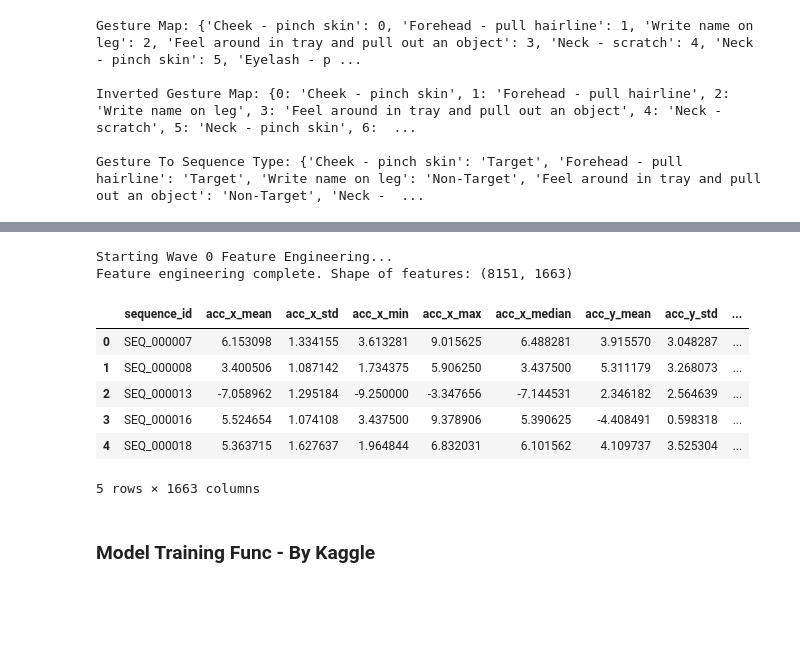
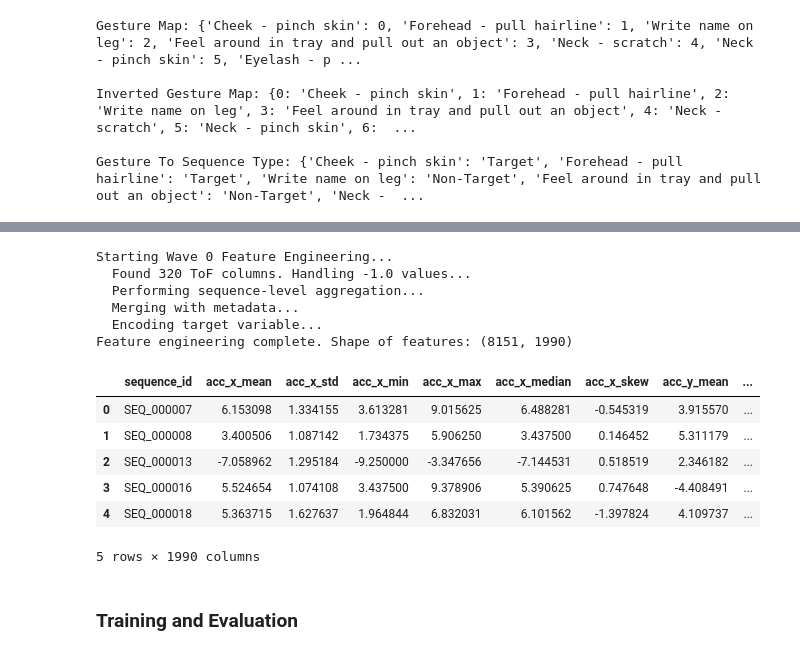
Before and after one commit to bachaudhry/kaggle-cmi-detect-behavior, a Jupyter notebook: notebooks/02-revised-baseline.ipynb, the cells around one changed output, grey strips where cells are left out. Cells and saved outputs as stored; diff of their text form; code cells hidden in the pictures; blank space fills up the shorter version.

Commit message:
Test successful training run

```diff
--- a/notebooks/02-revised-baseline.ipynb
+++ b/notebooks/02-revised-baseline.ipynb
@@ -217,16 +140,0 @@ def create_wave0_features(df: pd.DataFrame) -> pd.DataFrame:
-# %%
-# Generate Wave 0 features
-features_df_wave0 = create_wave0_features(df_train)
-display(features_df_wave0.head())
-# %% [output]
-Starting Wave 0 Feature Engineering...
-Feature engineering complete. Shape of features: (8151, 1663)
-|  | sequence_id | acc_x_mean | acc_x_std | acc_x_min | acc_x_max | acc_x_median | acc_y_mean | acc_y_std | ... |
-| 0 | SEQ_000007 | 6.153098 | 1.334155 | 3.613281 | 9.015625 | 6.488281 | 3.915570 | 3.048287 | ... |
-| 1 | SEQ_000008 | 3.400506 | 1.087142 | 1.734375 | 5.906250 | 3.437500 | 5.311179 | 3.268073 | ... |
-| 2 | SEQ_000013 | -7.058962 | 1.295184 | -9.250000 | -3.347656 | -7.144531 | 2.346182 | 2.564639 | ... |
-| 3 | SEQ_000016 | 5.524654 | 1.074108 | 3.437500 | 9.378906 | 5.390625 | -4.408491 | 0.598318 | ... |
-| 4 | SEQ_000018 | 5.363715 | 1.627637 | 1.964844 | 6.832031 | 6.101562 | 4.109737 | 3.525304 | ... |
-5 rows × 1663 columns
-# %% [markdown]
-### Model Training Func - By Kaggle
@@ -232,0 +208,20 @@ Feature engineering complete. Shape of features: (8151, 1663)
+# %%
+# Create feature wave 0
+features_df_wave0 = create_wave0_features(df_train)
+# %% [output]
+Starting Wave 0 Feature Engineering...
+  Found 320 ToF columns. Handling -1.0 values...
+  Performing sequence-level aggregation...
+  Merging with metadata...
+  Encoding target variable...
+Feature engineering complete. Shape of features: (8151, 1990)
+# %%
+display_all(features_df_wave0.head())
+# %% [output]
+|  | sequence_id | acc_x_mean | acc_x_std | acc_x_min | acc_x_max | acc_x_median | acc_x_skew | acc_y_mean | ... |
+| 0 | SEQ_000007 | 6.153098 | 1.334155 | 3.613281 | 9.015625 | 6.488281 | -0.545319 | 3.915570 | ... |
+| 1 | SEQ_000008 | 3.400506 | 1.087142 | 1.734375 | 5.906250 | 3.437500 | 0.146452 | 5.311179 | ... |
+| 2 | SEQ_000013 | -7.058962 | 1.295184 | -9.250000 | -3.347656 | -7.144531 | 0.518519 | 2.346182 | ... |
+| 3 | SEQ_000016 | 5.524654 | 1.074108 | 3.437500 | 9.378906 | 5.390625 | 0.747648 | -4.408491 | ... |
+| 4 | SEQ_000018 | 5.363715 | 1.627637 | 1.964844 | 6.832031 | 6.101562 | -1.397824 | 4.109737 | ... |
+5 rows × 1990 columns
@@ -232,0 +243,2 @@ Feature engineering complete. Shape of features: (8151, 1663)
+# %% [markdown]
+### Training and Evaluation
```
Also changed, not shown: parts of 13 cells of this notebook.
